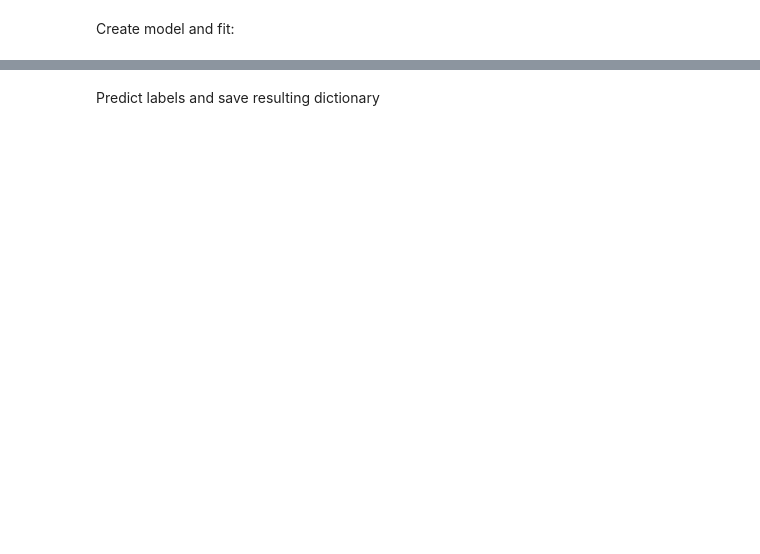
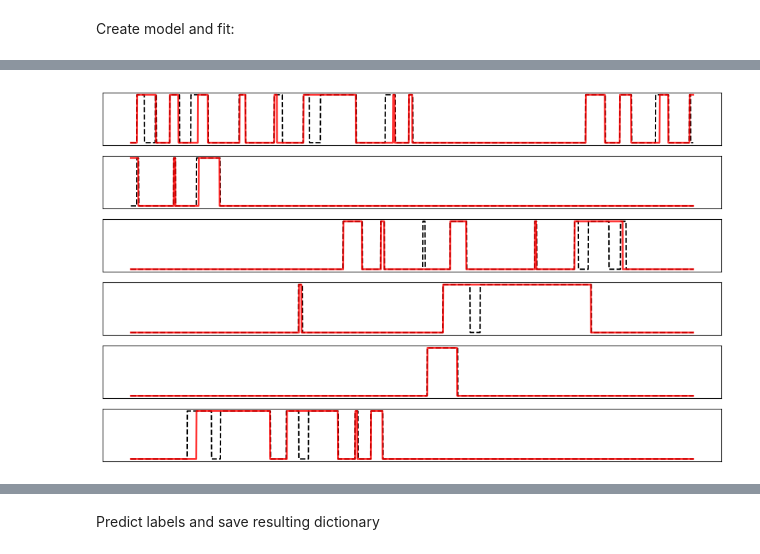
Before and after one commit to FalknerLab/AggressionObservation, a Jupyter notebook: behavior_classification/supervised_classifier.ipynb, the cells around one changed output, grey strips where cells are left out. Saved outputs shown, nothing was run; the diff lists cells and outputs as text; code cells hidden in the pictures; blank space fills up the shorter version.

```diff
--- a/behavior_classification/supervised_classifier.ipynb
+++ b/behavior_classification/supervised_classifier.ipynb
@@ -514,0 +1080,27 @@ model.save('MLP_041824_512units_balancedAcc&Precision.h5')
+# %%
+# Run performance metrics
+from sklearn.metrics import f1_score, precision_score, recall_score
+
+detection_threshold = 0.25
+print('Detection threshold: %f' % detection_threshold)
+heldout_true_labels = process_binary_labels(heldout_y, max_gap=0) # no modifications to heldout data
+y_pred = loaded_model.predict(heldout_X)
+heldout_pred_labels = (y_pred > detection_threshold).astype(int)
+heldout_pred_labels = process_binary_labels(heldout_pred_labels, max_gap=60)
+
+# traditional statistics
+print('### Traditional statistics ###')
+print('balanced accuracy: %f' % balanced_accuracy_score(heldout_true_labels, heldout_pred_labels))
+
+# calculate attack hit rate
+print('')
+print('\n### Attack detection statistics ###')
+hit_rate, avg_delay, attack_stats = calculate_attack_hit_rate(
+	heldout_true_labels, heldout_pred_labels, tolerance_frames=40)
+
+print(f"Attack detection rate: {hit_rate:.2f} ({len(attack_stats)} total attacks)")
+print(f"Average detection delay: {avg_delay:.2f} frames")
+
+# Summarize attack statistics
+detected_attacks = sum(1 for stats in attack_stats.values() if stats["detected"])
+print(f"Detected {detected_attacks} out of {len(attack_stats)} attacks")
@@ -514,0 +1118,17 @@ model.save('MLP_041824_512units_balancedAcc&Precision.h5')
+# %%
+plt.close()
+a = heldout_pred_labels.ravel()
+b = heldout_true_labels.ravel()
+start = 0
+window_sills = np.arange(0, 45)[np.array([0, 1, 4, 11, 12, 22])]
+
+windows = np.arange(start, len(a), 2500)[np.array([0, 1, 4, 11, 12, 22])]
+fig, ax = plt.subplots(len(window_sills), 1, figsize=(12, len(window_sills)*1.2))
+for w, window in enumerate(windows):
+	ax[w].plot(b[window:window+2500], color='black', linestyle='--', label='true')
+	ax[w].plot(a[window:window+2500], alpha=0.8, color='red', linewidth=2, label='pred')
+	ax[w].set_yticks([])
+	ax[w].set_xticks([])
+plt.savefig('./figures/pred_true.svg', dpi=300)
+# %% [output]
+[figure, added]
```
Also changed, not shown: parts of 40 cells of this notebook, 10 other files.
